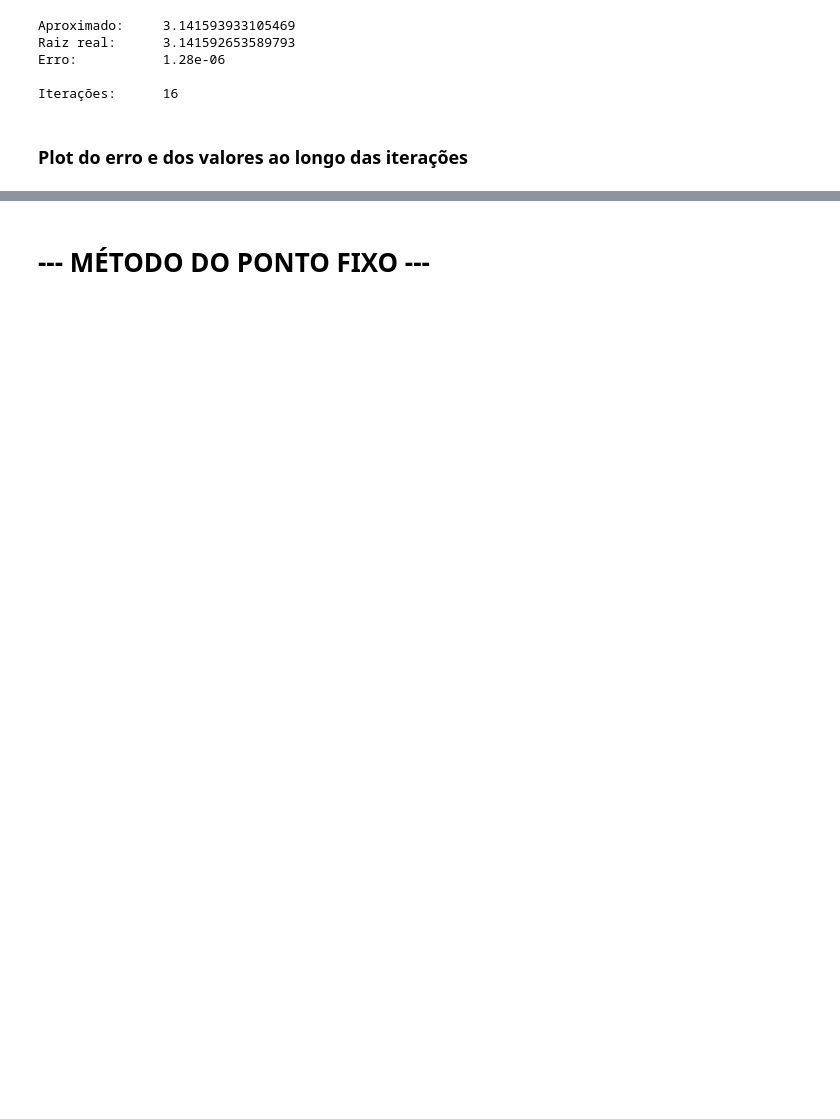
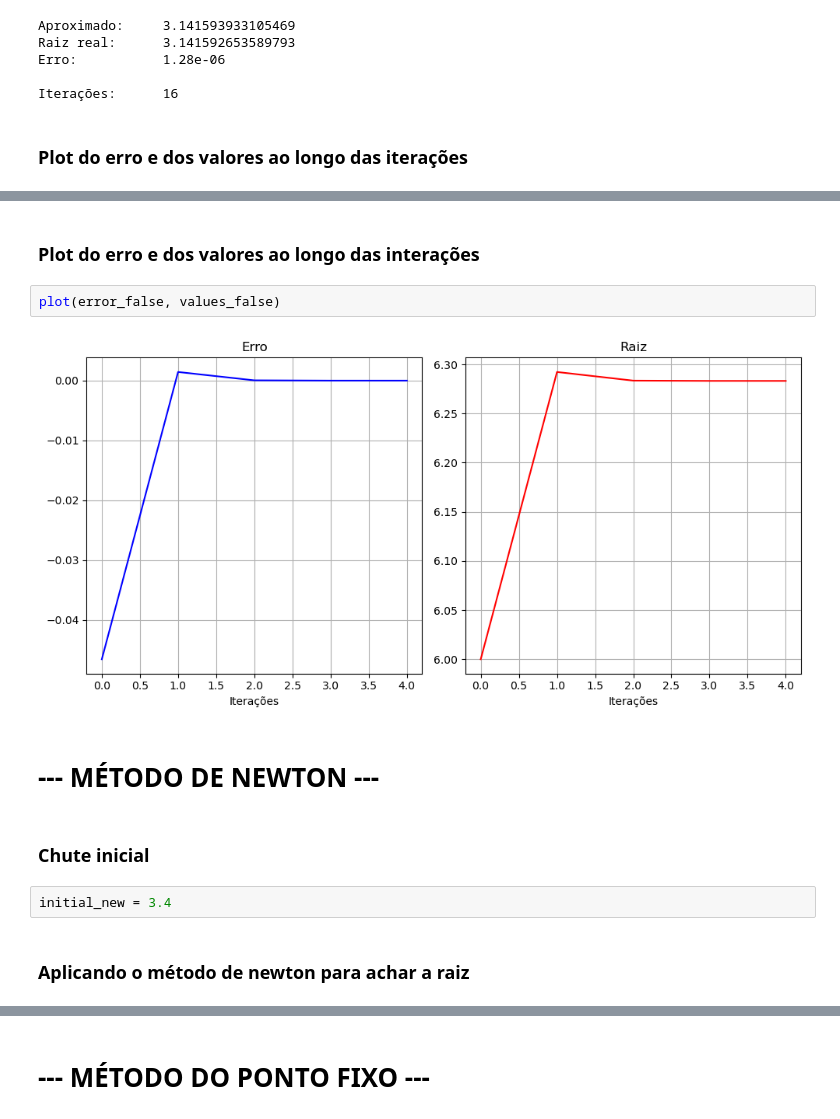
Before and after one commit to AlisonTristao/calculo_numeric, a Jupyter notebook: trabalho_1/atividade_1/main.ipynb, the cells around one changed output, grey strips where cells are left out. Drawn from its saved outputs; the diff is of its cells as text; blank space fills up the shorter version.

```diff
--- a/trabalho_1/atividade_1/main.ipynb
+++ b/trabalho_1/atividade_1/main.ipynb
@@ -140,0 +228,14 @@ plot(error_biss, values_biss)
+# %% [markdown]
+### Plot do erro e dos valores ao longo das interações
+# %%
+plot(error_false, values_false)
+# %% [output]
+[figure, added]
+# %% [markdown]
+# --- MÉTODO DE NEWTON ---
+# %% [markdown]
+### Chute inicial
+# %%
+initial_new = 3.4
+# %% [markdown]
+### Aplicando o método de newton para achar a raiz
```
Also changed, not shown: parts of 40 cells of this notebook.
